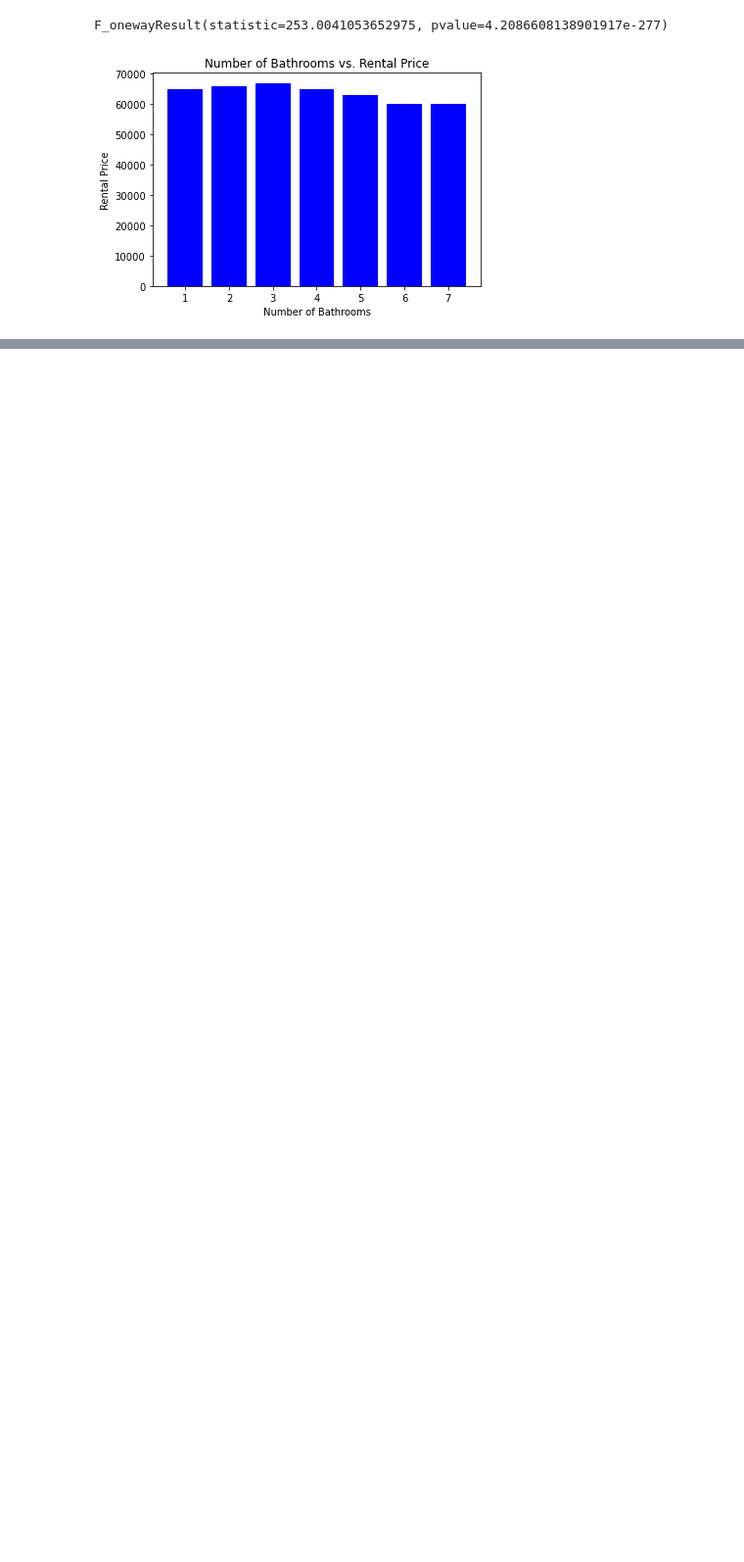
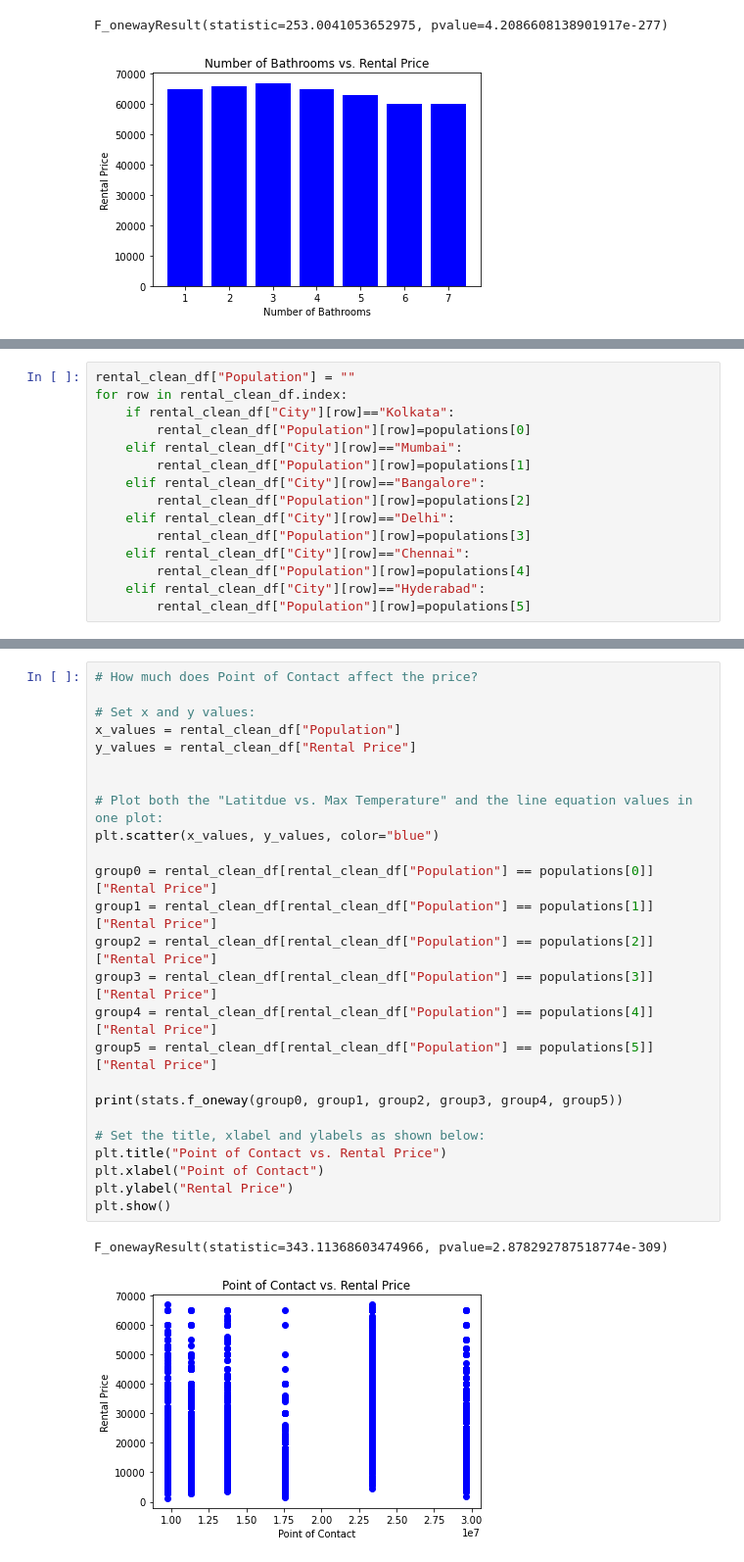
Before and after one commit to FrankMS3/Project-one, a Jupyter notebook: house_rental.ipynb, the cells around one changed output, grey strips where cells are left out. Shown at 98% size. Cells and saved outputs as stored; diff of their text form; blank space fills up the shorter version.

Commit message:
Added ANOVAs and API Population retrieval

```diff
--- a/house_rental.ipynb
+++ b/house_rental.ipynb
@@ -382,0 +414,15 @@ F_onewayResult(statistic=253.0041053652975, pvalue=4.2086608138901917e-277)
+# %%
+rental_clean_df["Population"] = ""
+for row in rental_clean_df.index:
+    if rental_clean_df["City"][row]=="Kolkata":
+        rental_clean_df["Population"][row]=populations[0]
+    elif rental_clean_df["City"][row]=="Mumbai":
+        rental_clean_df["Population"][row]=populations[1]
+    elif rental_clean_df["City"][row]=="Bangalore":
+        rental_clean_df["Population"][row]=populations[2]
+    elif rental_clean_df["City"][row]=="Delhi":
+        rental_clean_df["Population"][row]=populations[3]
+    elif rental_clean_df["City"][row]=="Chennai":
+        rental_clean_df["Population"][row]=populations[4]
+    elif rental_clean_df["City"][row]=="Hyderabad":
+        rental_clean_df["Population"][row]=populations[5]
@@ -382,0 +460,28 @@ F_onewayResult(statistic=253.0041053652975, pvalue=4.2086608138901917e-277)
+# %%
+# How much does Point of Contact affect the price?
+
+# Set x and y values:
+x_values = rental_clean_df["Population"]
+y_values = rental_clean_df["Rental Price"]
+
+
+# Plot both the "Latitdue vs. Max Temperature" and the line equation values in one plot:
+plt.scatter(x_values, y_values, color="blue")
+
+group0 = rental_clean_df[rental_clean_df["Population"] == populations[0]]["Rental Price"]
+group1 = rental_clean_df[rental_clean_df["Population"] == populations[1]]["Rental Price"]
+group2 = rental_clean_df[rental_clean_df["Population"] == populations[2]]["Rental Price"]
+group3 = rental_clean_df[rental_clean_df["Population"] == populations[3]]["Rental Price"]
+group4 = rental_clean_df[rental_clean_df["Population"] == populations[4]]["Rental Price"]
+group5 = rental_clean_df[rental_clean_df["Population"] == populations[5]]["Rental Price"]
+
+print(stats.f_oneway(group0, group1, group2, group3, group4, group5))
+
+# Set the title, xlabel and ylabels as shown below:
+plt.title("Point of Contact vs. Rental Price")
+plt.xlabel("Point of Contact")
+plt.ylabel("Rental Price")
+plt.show()
+# %% [output]
+F_onewayResult(statistic=343.11368603474966, pvalue=2.878292787518774e-309)
+[figure, added]
```
Also changed, not shown: parts of 7 cells of this notebook.
